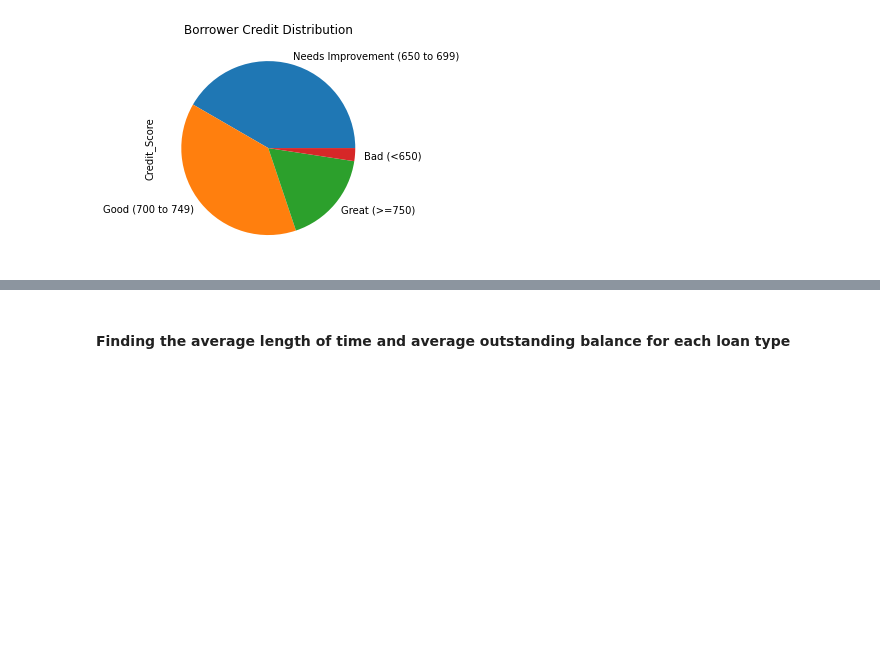
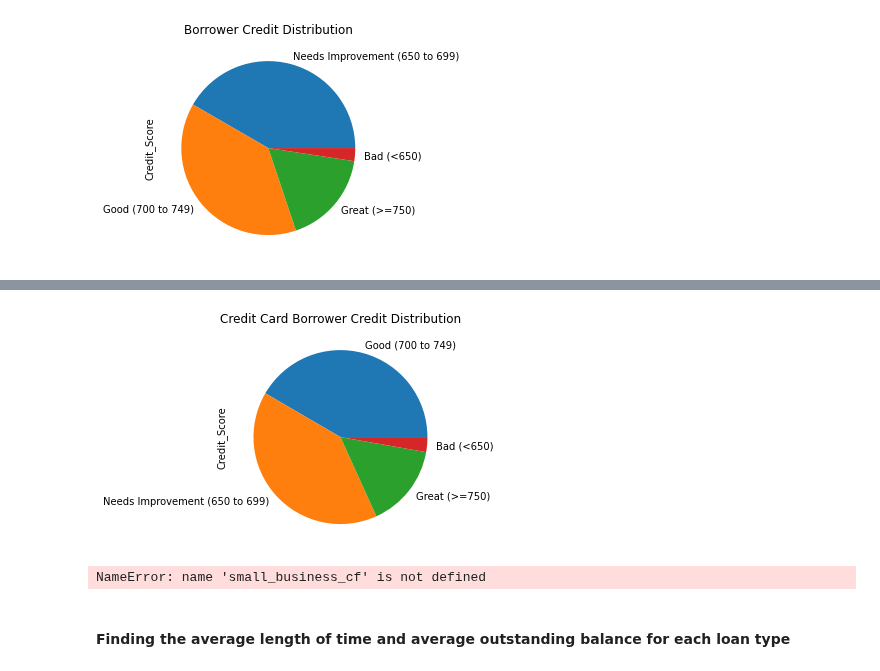
Before and after one commit to paulywog13/loan_data_analysis, a Jupyter notebook: Loan_Data_Analysis.ipynb, the cells around one changed output, grey strips where cells are left out. Saved outputs shown, nothing was run; the diff lists cells and outputs as text; code cells hidden in the pictures; blank space fills up the shorter version.

```diff
--- a/Loan_Data_Analysis.ipynb
+++ b/Loan_Data_Analysis.ipynb
@@ -95,0 +121,3 @@ credit_plot = borrower_credit.plot.pie(title = "Borrower Credit Distribution")
+# %%
+credit_card_df= loan_data.loc[loan_data["Loan_Type"] == 'credit_card']
+credit_card_df.head(10)
@@ -95,0 +136,13 @@ credit_plot = borrower_credit.plot.pie(title = "Borrower Credit Distribution")
+# %%
+# Count the number of borrowers per scoring bin
+cc_borrower_credit =credit_card_df["Credit_Score"].value_counts()
+
+# Create a barplot to show the loan numbers
+cc_credit_plot = cc_borrower_credit.plot.pie(title = "Credit Card Borrower Credit Distribution")
+# %% [output]
+[figure, added]
+# %%
+small_business_df= loan_data.loc[loan_data["Loan_Type"] == 'small_business']
+small_business_cf.head(10)
+# %% [output]
+NameError: name 'small_business_cf' is not defined
```
Also changed, not shown: parts of 9 cells of this notebook.
